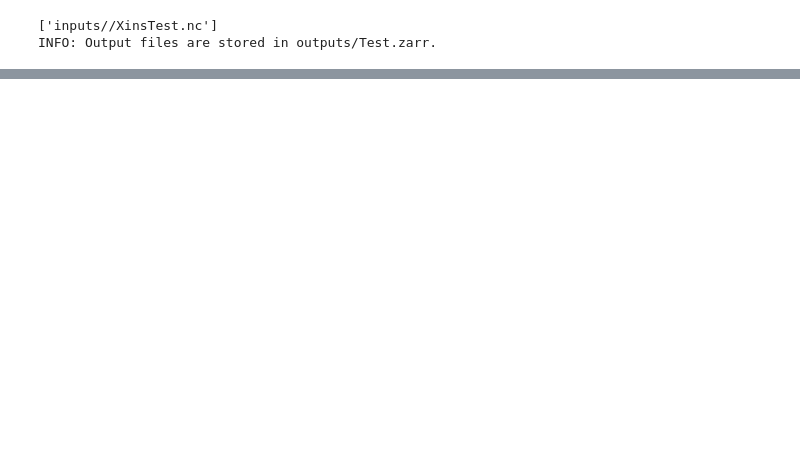
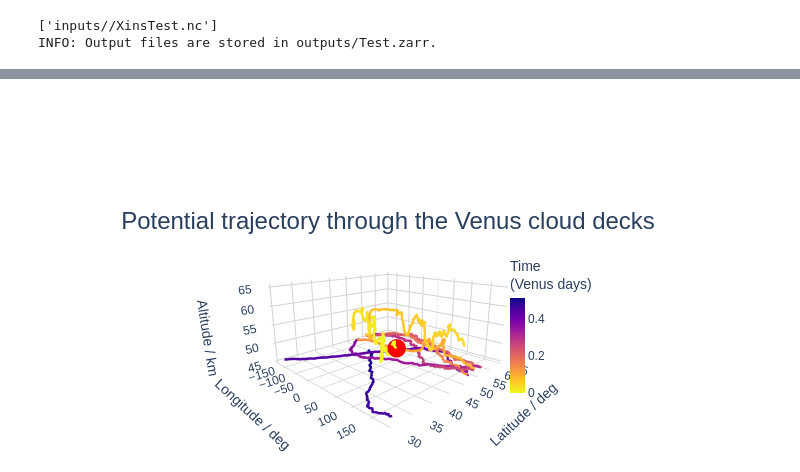
Before and after one commit to maureenjcohen/latraj, a Jupyter notebook: analysis.ipynb, the cells around one changed output, grey strips where cells are left out. Drawn from its saved outputs; the diff is of its cells as text; code cells hidden in the pictures; blank space fills up the shorter version.

Commit message:
More test runs before setting up OU laptop.

```diff
--- a/analysis.ipynb
+++ b/analysis.ipynb
@@ -16,0 +20,7 @@ doubletraj(ds)          # all trajectories on one 3-D plot
+# %%
+import xarray as xr
+from visualisations import traj3d
+ds = xr.open_zarr('outputs/Test.zarr')
+traj3d(ds, 3)
+# %% [output]
+[figure, added]
```
Also changed, not shown: parts of 2 cells of this notebook, 1 other file.
